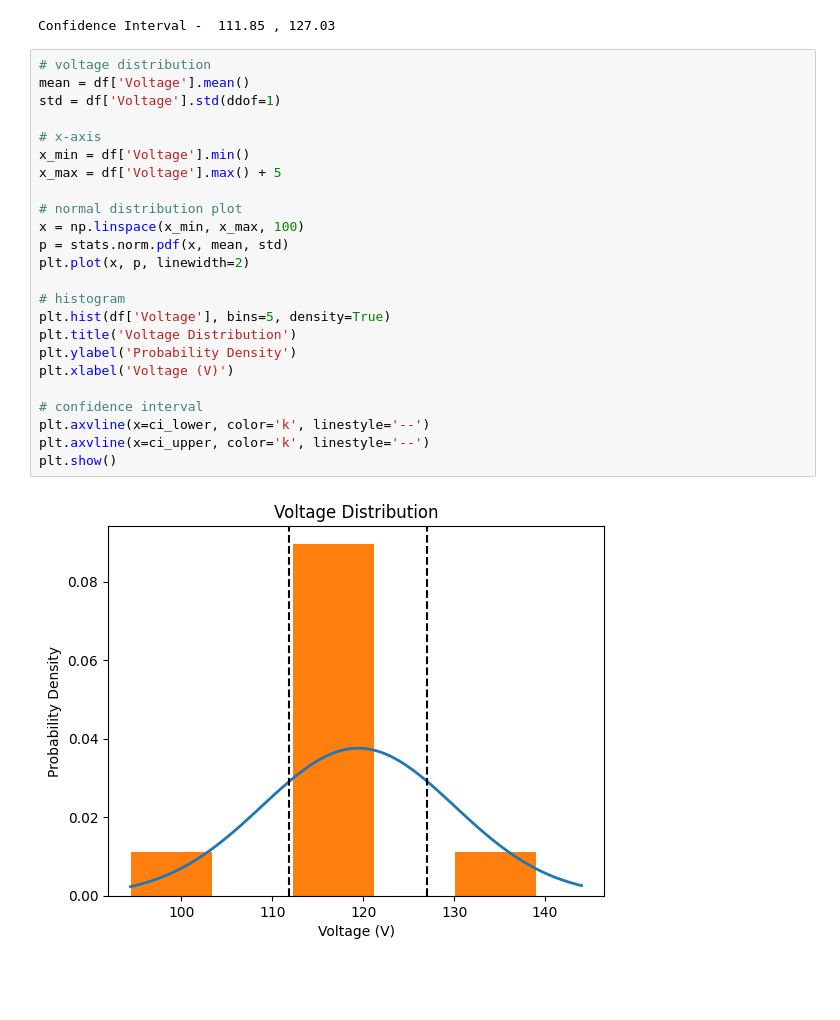
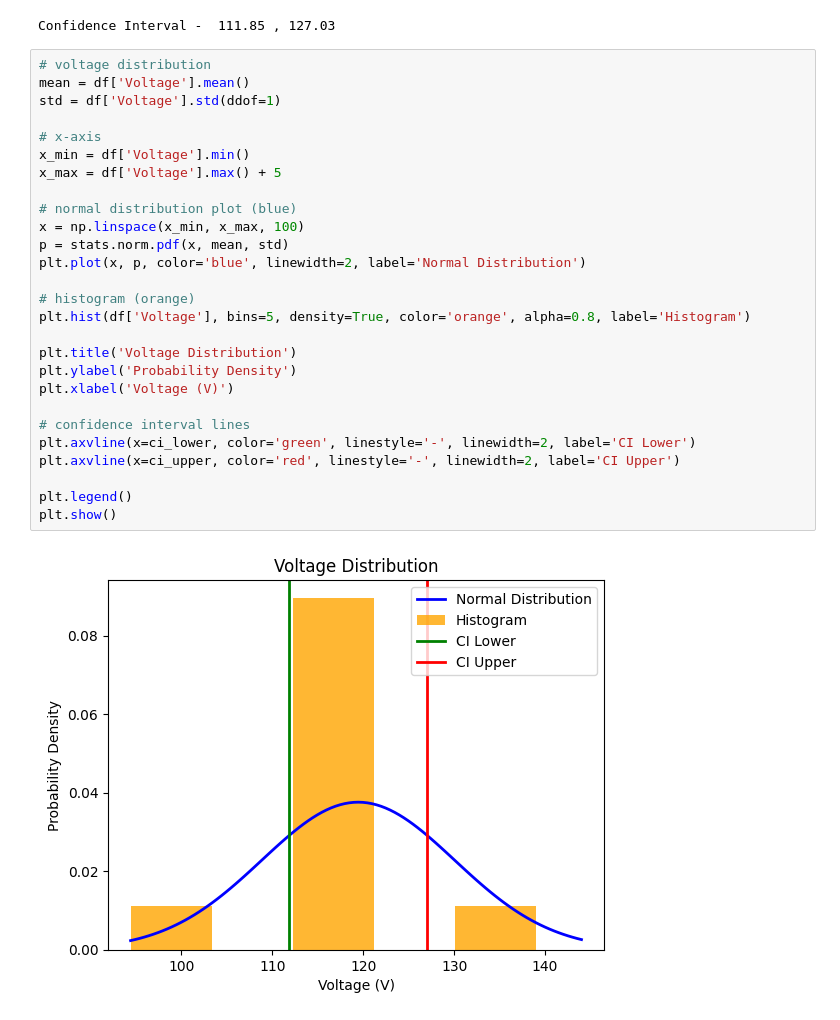
Before and after one commit to ChrisJomarAurelio/Aurelio_BSEE1A, a Jupyter notebook: L14/t-distribution.ipynb, the cells around one changed output. Saved outputs shown, nothing was run; the diff lists cells and outputs as text; blank space fills up the shorter version.

```diff
--- a/L14/t-distribution.ipynb
+++ b/L14/t-distribution.ipynb
@@ -78,26 +78,29 @@ Confidence Interval -  111.85 , 127.03
 # %%
 # voltage distribution
 mean = df['Voltage'].mean()
 std = df['Voltage'].std(ddof=1)
 
 # x-axis
 x_min = df['Voltage'].min()
 x_max = df['Voltage'].max() + 5
 
-# normal distribution plot
+# normal distribution plot (blue)
 x = np.linspace(x_min, x_max, 100)
 p = stats.norm.pdf(x, mean, std)
-plt.plot(x, p, linewidth=2)
+plt.plot(x, p, color='blue', linewidth=2, label='Normal Distribution')
 
-# histogram
-plt.hist(df['Voltage'], bins=5, density=True)
+# histogram (orange)
+plt.hist(df['Voltage'], bins=5, density=True, color='orange', alpha=0.8, label='Histogram')
+
 plt.title('Voltage Distribution')
 plt.ylabel('Probability Density')
 plt.xlabel('Voltage (V)')
 
-# confidence interval
-plt.axvline(x=ci_lower, color='k', linestyle='--')
-plt.axvline(x=ci_upper, color='k', linestyle='--')
+# confidence interval lines
+plt.axvline(x=ci_lower, color='green', linestyle='-', linewidth=2, label='CI Lower')
+plt.axvline(x=ci_upper, color='red', linestyle='-', linewidth=2, label='CI Upper')
+
+plt.legend()
 plt.show()
 # %% [output]
-[figure, old version]
+[figure, new version]
```
Also changed, not shown: parts of 2 cells of this notebook, 1 other file.
